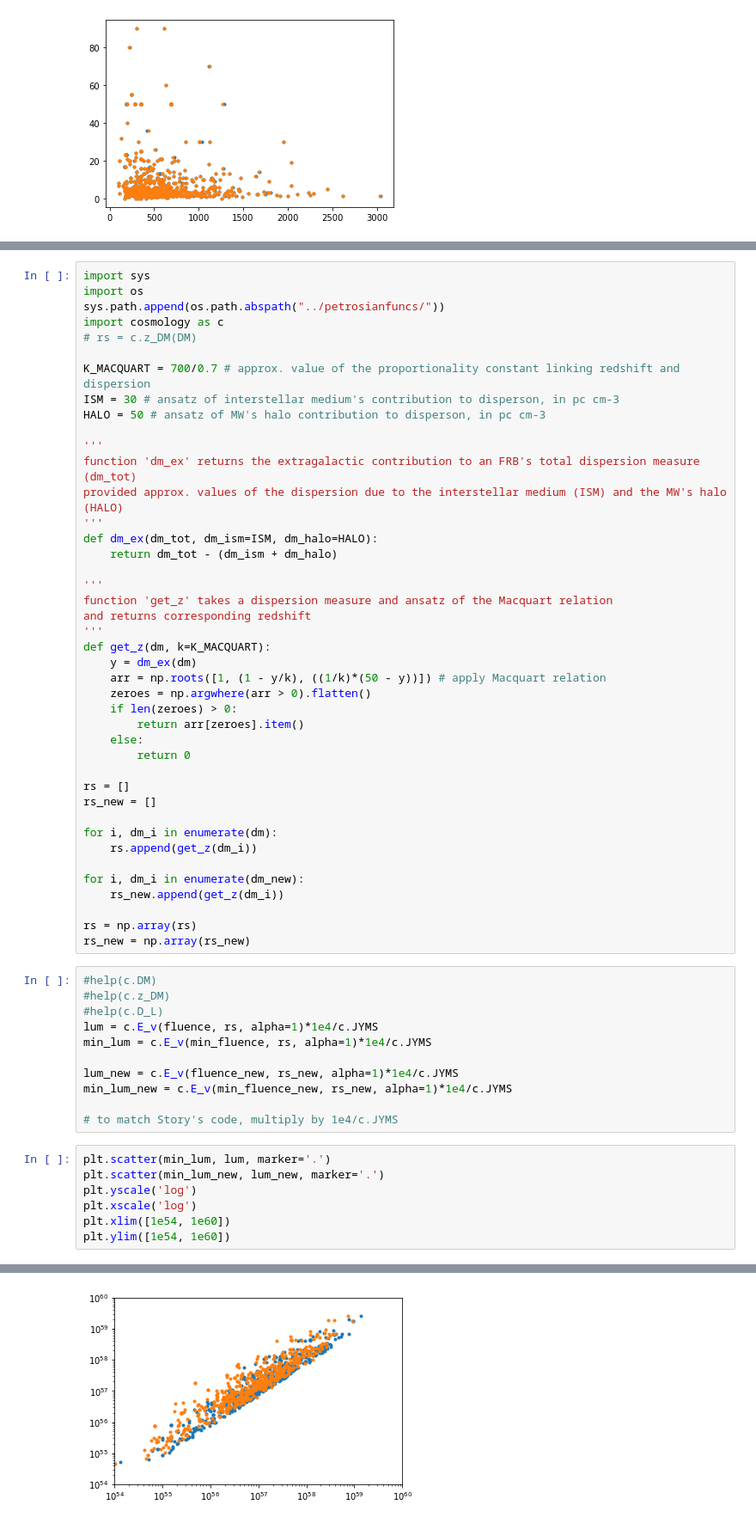
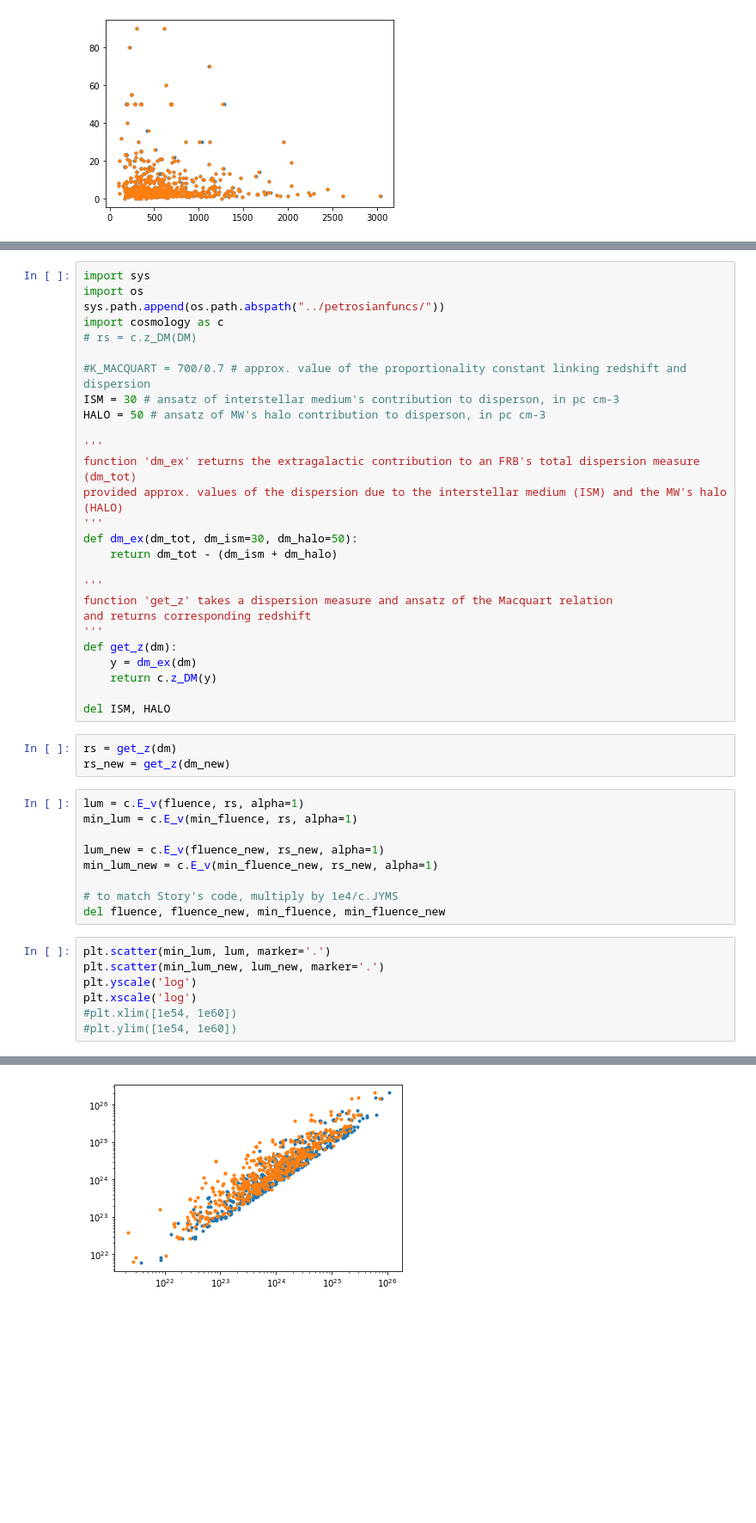
Before and after one commit to will-s-h/FRB-Project, a Jupyter notebook: Programs/FRB Data Analysis pt. 2.ipynb, the cells around one changed output, grey strips where cells are left out. Shown at 86% size. Drawn from its saved outputs; the diff is of its cells as text; blank space fills up the shorter version.

```diff
--- a/Programs/FRB Data Analysis pt. 2.ipynb
+++ b/Programs/FRB Data Analysis pt. 2.ipynb
@@ -61,7 +61,7 @@ sys.path.append(os.path.abspath("../petrosianfuncs/"))
 import cosmology as c
 # rs = c.z_DM(DM)
 
-K_MACQUART = 700/0.7 # approx. value of the proportionality constant linking redshift and dispersion
+#K_MACQUART = 700/0.7 # approx. value of the proportionality constant linking redshift and dispersion
 ISM = 30 # ansatz of interstellar medium's contribution to disperson, in pc cm-3
 HALO = 50 # ansatz of MW's halo contribution to disperson, in pc cm-3
 
@@ -69,49 +69,35 @@ HALO = 50 # ansatz of MW's halo contribution to disperson, in pc cm-3
 function 'dm_ex' returns the extragalactic contribution to an FRB's total dispersion measure (dm_tot)
 provided approx. values of the dispersion due to the interstellar medium (ISM) and the MW's halo (HALO)
 '''
-def dm_ex(dm_tot, dm_ism=ISM, dm_halo=HALO):
+def dm_ex(dm_tot, dm_ism=30, dm_halo=50):
     return dm_tot - (dm_ism + dm_halo)
 
 '''
 function 'get_z' takes a dispersion measure and ansatz of the Macquart relation
 and returns corresponding redshift
 '''
-def get_z(dm, k=K_MACQUART):
+def get_z(dm):
     y = dm_ex(dm)
-    arr = np.roots([1, (1 - y/k), ((1/k)*(50 - y))]) # apply Macquart relation
-    zeroes = np.argwhere(arr > 0).flatten()
-    if len(zeroes) > 0:
-        return arr[zeroes].item()
-    else:
-        return 0
+    return c.z_DM(y)
 
-rs = []
-rs_new = []
-
-for i, dm_i in enumerate(dm):
-    rs.append(get_z(dm_i))
-
-for i, dm_i in enumerate(dm_new):
-    rs_new.append(get_z(dm_i))
-
-rs = np.array(rs)
-rs_new = np.array(rs_new)
+del ISM, HALO
+# %%
+rs = get_z(dm)
+rs_new = get_z(dm_new)
 # %%
-#help(c.DM)
-#help(c.z_DM)
-#help(c.D_L)
-lum = c.E_v(fluence, rs, alpha=1)*1e4/c.JYMS
-min_lum = c.E_v(min_fluence, rs, alpha=1)*1e4/c.JYMS
+lum = c.E_v(fluence, rs, alpha=1)
+min_lum = c.E_v(min_fluence, rs, alpha=1)
 
-lum_new = c.E_v(fluence_new, rs_new, alpha=1)*1e4/c.JYMS
-min_lum_new = c.E_v(min_fluence_new, rs_new, alpha=1)*1e4/c.JYMS
+lum_new = c.E_v(fluence_new, rs_new, alpha=1)
+min_lum_new = c.E_v(min_fluence_new, rs_new, alpha=1)
 
 # to match Story's code, multiply by 1e4/c.JYMS
+del fluence, fluence_new, min_fluence, min_fluence_new
 # %%
 plt.scatter(min_lum, lum, marker='.')
 plt.scatter(min_lum_new, lum_new, marker='.')
 plt.yscale('log')
 plt.xscale('log')
-plt.xlim([1e54, 1e60])
-plt.ylim([1e54, 1e60])
+#plt.xlim([1e54, 1e60])
+#plt.ylim([1e54, 1e60])
 # %% [output]
@@ -119,3 +104,3 @@ plt.ylim([1e54, 1e60])
-[figure, old version]
+[figure, new version]
 # %% [markdown]
 # Differences Thus Far
```
Also changed, not shown: parts of 24 cells of this notebook, 1 other file.
